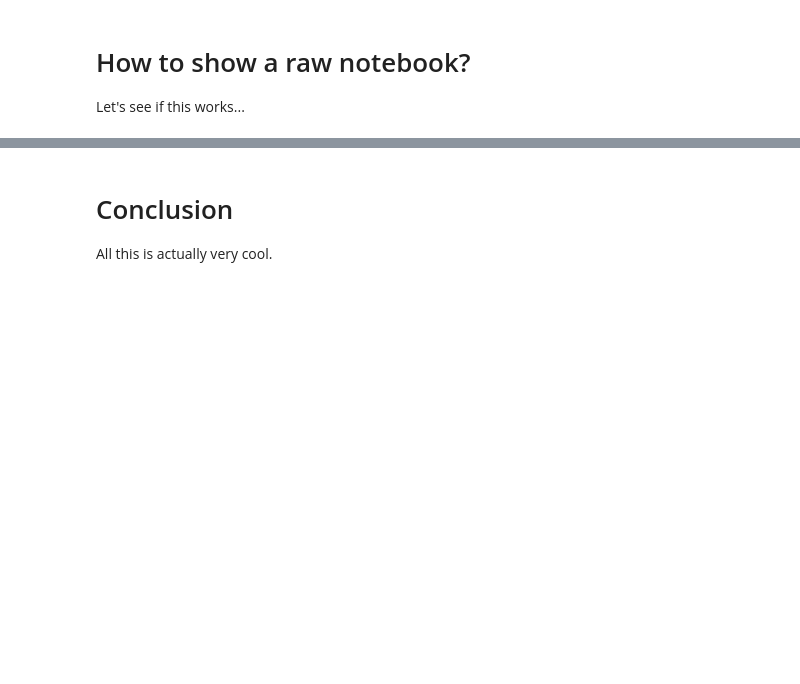
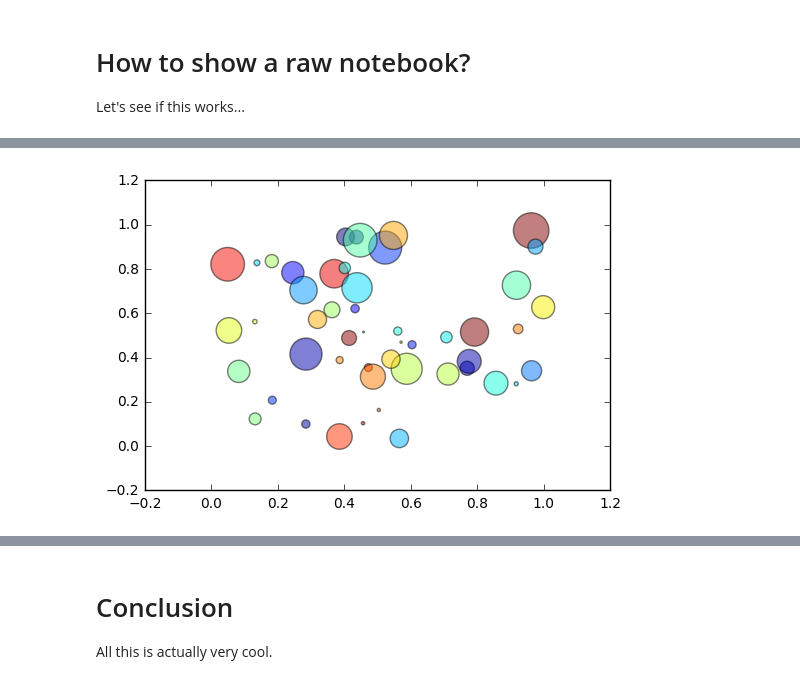
Before and after one commit to teoguso/sol_1116, a Jupyter notebook: Presentation1.ipynb, the cells around one changed output, grey strips where cells are left out. Drawn from its saved outputs; the diff is of its cells as text; code cells hidden in the pictures; blank space fills up the shorter version.

```diff
--- a/Presentation1.ipynb
+++ b/Presentation1.ipynb
@@ -69,10 +87,10 @@ Let's see if this works...
 import numpy as np
 import matplotlib.pyplot as plt
 %matplotlib inline
-#import seaborn as sn
-#sn.set()
+# import seaborn as sn
+# sn.set()
 with plt.xkcd():
-#     plt.rcParams['figure.figsize'] = (6., 4.)
+    plt.rcParams['figure.figsize'] = (6., 4.)
     x = np.linspace(-5, 5, 50)
     gauss = np.exp(-(x**2) / 2)/np.sqrt(2 * np.pi)
     ax = plt.subplot(111)
@@ -87,7 +105,9 @@ with plt.xkcd():
     plt.xlabel('most exciting independent variable')
     plt.ylabel("I'm not trolling")
     plt.legend(loc='best')
+    plt.annotate("I CAN ALSO\n DO MATH:\n"+"      "+r"$\frac{e^{-\frac{x^2}{2}}}{\sqrt{2\pi}}$",
+        xy=(0.1, 0.4), arrowprops=dict(arrowstyle='->'), xytext=(2, 0.6))
     fname = "./graphics/xkcd1.png"
 #     fout = open(fname, 'x')
-    plt.savefig(fname)
+    plt.savefig(fname, dpi=300)
 # %% [markdown]
@@ -94,0 +116,18 @@ with plt.xkcd():
+# %%
+"""
+Simple demo of a scatter plot.
+"""
+# import numpy as np
+# import matplotlib.pyplot as plt
+
+
+N = 50
+x = np.random.rand(N)
+y = np.random.rand(N)
+colors = np.random.rand(N)
+area = np.pi * (15 * np.random.rand(N))**2  # 0 to 15 point radiuses
+
+plt.scatter(x, y, s=area, c=colors, alpha=0.5)
+plt.savefig("./graphics/scatter_demo.png", dpi=200)
+# %% [output]
+[figure, added]
```
Also changed, not shown: parts of 13 cells of this notebook.
